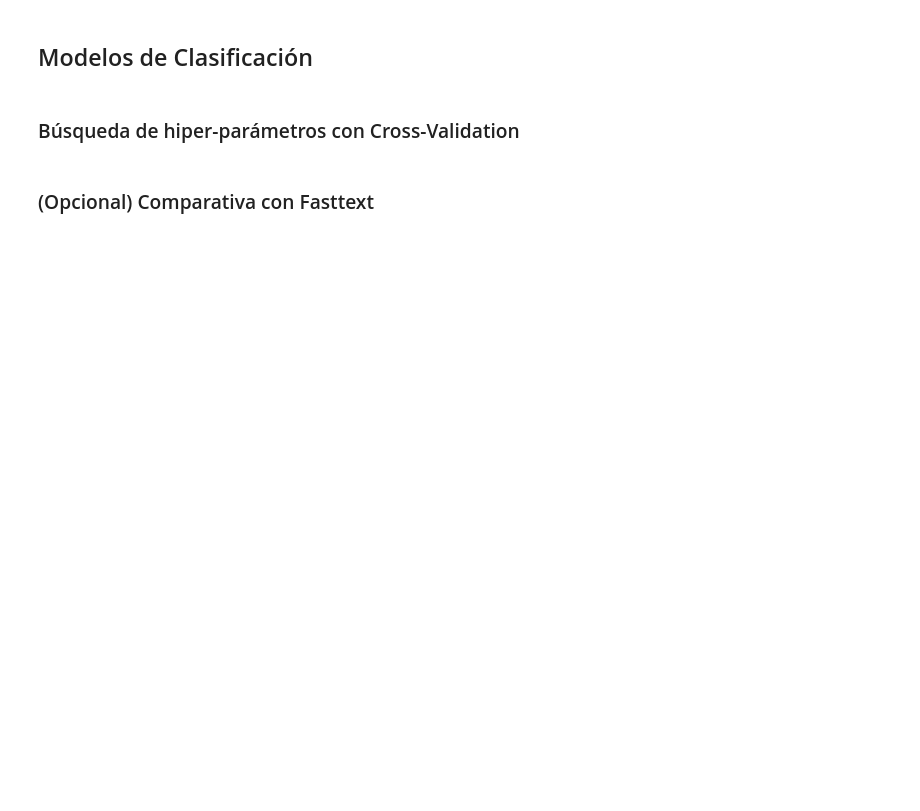
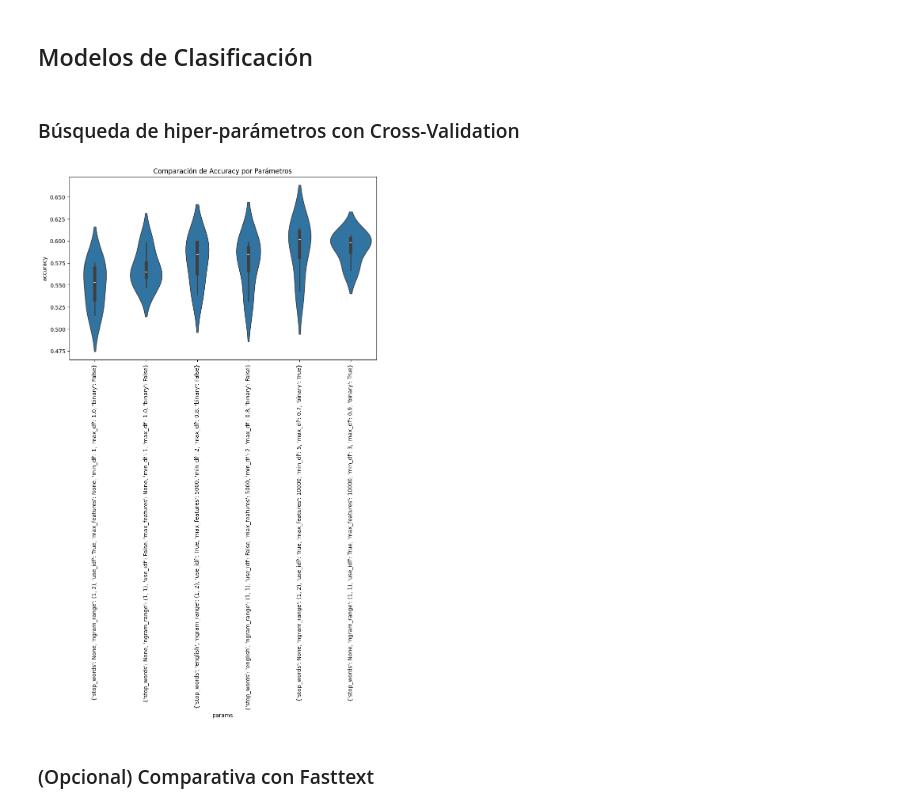
Before and after one commit to RossinaPrimavera16/introCD, a Jupyter notebook: shakespeare_tarea_2.ipynb, the cells around one changed output. Saved outputs shown, nothing was run; the diff lists cells and outputs as text; code cells hidden in the pictures; blank space fills up the shorter version.

```diff
--- a/shakespeare_tarea_2.ipynb
+++ b/shakespeare_tarea_2.ipynb
@@ -362,54 +428,87 @@ get_accuracy(y_train, y_pred_train)
 # %% [markdown]
 ### Búsqueda de hiper-parámetros con Cross-Validation
 # %%
+import numpy as np
+import matplotlib.pyplot as plt
+import seaborn as sns
+from sklearn.feature_extraction.text import CountVectorizer, TfidfTransformer
+from sklearn.naive_bayes import MultinomialNB
 from sklearn.model_selection import StratifiedKFold
+from sklearn.metrics import accuracy_score
 
 # TODO: Agregar más variantes de parámetros que les parezcan relevantes
-param_sets = [{"stop_words": None, "ngram": (1,2), "idf": True},
-             {"stop_words": None, "ngram": (1,1), "idf": False}]
+param_sets = [
+    {"stop_words": None, "ngram_range": (1, 2), "use_idf": True, "max_features": None, "min_df": 1, "max_df": 1.0, "binary": False},
+    {"stop_words": None, "ngram_range": (1, 1), "use_idf": False, "max_features": None, "min_df": 1, "max_df": 1.0, "binary": False},
+    {"stop_words": 'english', "ngram_range": (1, 2), "use_idf": True, "max_features": 5000, "min_df": 2, "max_df": 0.8, "binary": False},
+    {"stop_words": 'english', "ngram_range": (1, 1), "use_idf": False, "max_features": 5000, "min_df": 2, "max_df": 0.8, "binary": False},
+    {"stop_words": None, "ngram_range": (1, 2), "use_idf": True, "max_features": 10000, "min_df": 5, "max_df": 0.7, "binary": True},
+    {"stop_words": None, "ngram_range": (1, 1), "use_idf": True, "max_features": 10000, "min_df": 3, "max_df": 0.9, "binary": True}
+]
 
 skf = StratifiedKFold(n_splits=4, shuffle=True, random_state=42)
 
 # Ahora usaremos train/validation/test
 # Por lo tanto le renombramos train+validation = dev(elopment) dataset
 X_dev = X_train
 y_dev = y_train
 
-# # Para evitar errores
+# Para evitar errores
 # del X_train
 # del y_train
 
+# Diccionario para almacenar las precisiones
+results = {str(params): [] for params in param_sets}
+
 for params in param_sets:
-
-    # Transormaciones a aplicar (featurizers)
-    count_vect = CountVectorizer(stop_words=params["stop_words"], ngram_range=params["ngram"])
-    tf_idf = TfidfTransformer(use_idf=params["idf"])
+    # Transformaciones a aplicar (featurizers)
+    count_vect = CountVectorizer(stop_words=params["stop_words"], ngram_range=params["ngram_range"], max_features=params["max_features"], min_df=params["min_df"], max_df=params["max_df"], binary=params["binary"])
+    tf_idf = TfidfTransformer(use_idf=params["use_idf"], smooth_idf=True, sublinear_tf=True)
 
     for train_idxs, val_idxs in skf.split(X_dev, y_dev):
-
         # Train y validation para el split actual
-        X_train_ = X_dev[train_idxs]
-        y_train_ = y_dev[train_idxs]
-        X_val = X_dev[val_idxs]
-        y_val = y_dev[val_idxs]
+        X_train_ = [X_dev[i] for i in train_idxs]
+        y_train_ = [y_dev[i] for i in train_idxs]
+        X_val = [X_dev[i] for i in val_idxs]
+        y_val = [y_dev[i] for i in val_idxs]
 
         # Ajustamos y transformamos Train
         X_train_counts = count_vect.fit_transform(X_train_)
         X_train_tf = tf_idf.fit_transform(X_train_counts)
 
-        # TODO: Completar el código para entrenar y evaluar
-
         # Entrenamos con Train
-        # bayes_clf = ...
+        bayes_clf = MultinomialNB()
+        bayes_clf.fit(X_train_tf, y_train_)
 
         # Transformamos Validation
-        # X_val_counts = ...
-        # X_val_tfidf = ...
+        X_val_counts = count_vect.transform(X_val)
+        X_val_tfidf = tf_idf.transform(X_val_counts)
 
         # Predecimos y evaluamos en Validation
         y_pred_val = bayes_clf.predict(X_val_tfidf)
-        acc = get_accuracy(y_val, y_pred_val)
-        print(f"{acc=:.4f} {params=}")
+        acc = accuracy_score(y_val, y_pred_val)
+        results[str(params)].append(acc)
+
+# Paso 2: Visualización con Gráfico de Violín
+
+# Convertir los resultados a un formato adecuado para seaborn
+data = []
+for params, accs in results.items():
+    for acc in accs:
+        data.append((params, acc))
+
+# Crear un DataFrame
+import pandas as pd
+df = pd.DataFrame(data, columns=["params", "accuracy"])
+
+# Crear el gráfico de violín
+plt.figure(figsize=(10, 6))
+sns.violinplot(x="params", y="accuracy", data=df)
+plt.title("Comparación de Accuracy por Parámetros")
+plt.xticks(rotation=90)
+plt.show()
+# %% [output]
+[figure, added]
 # %% [markdown]
 ### (Opcional) Comparativa con Fasttext
 # %%
```
Also changed, not shown: parts of 11 cells of this notebook.
